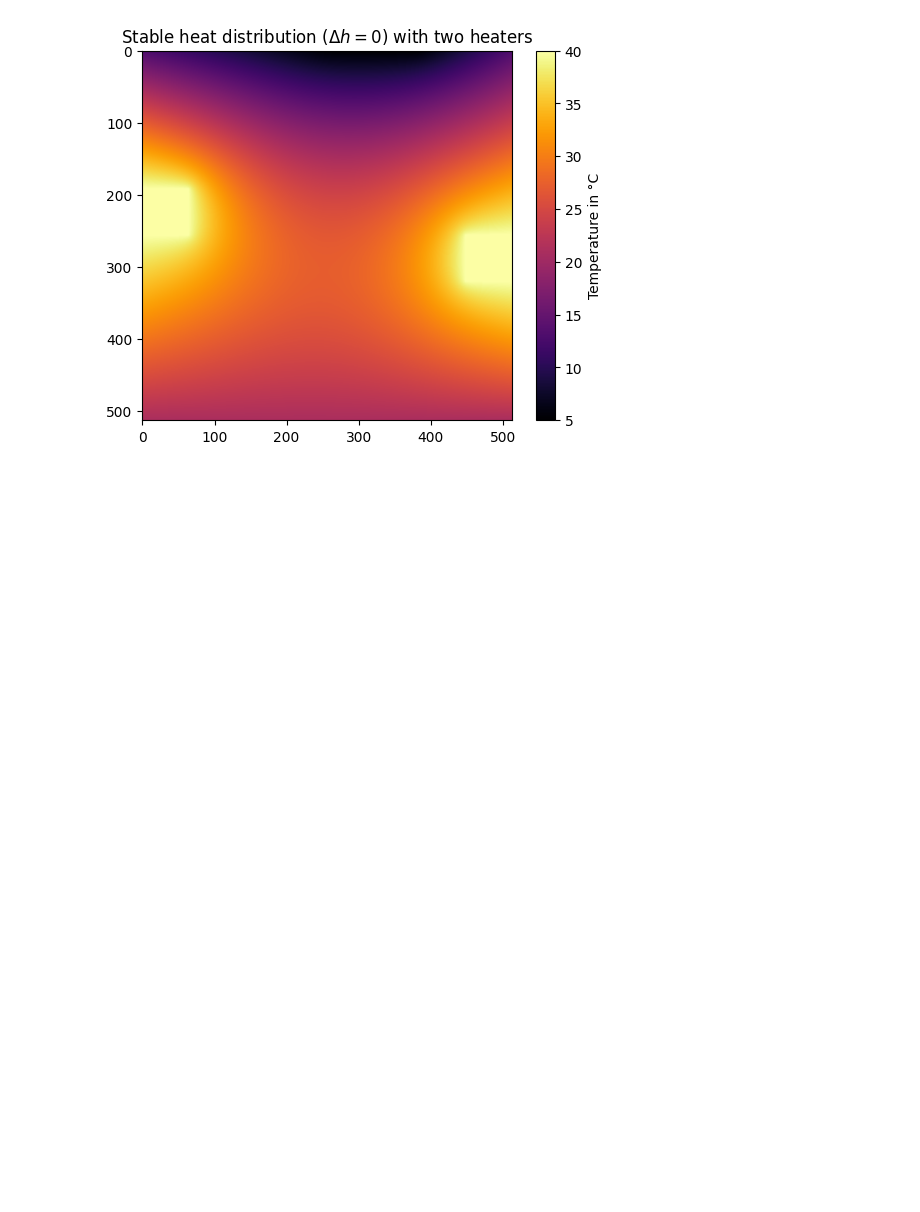
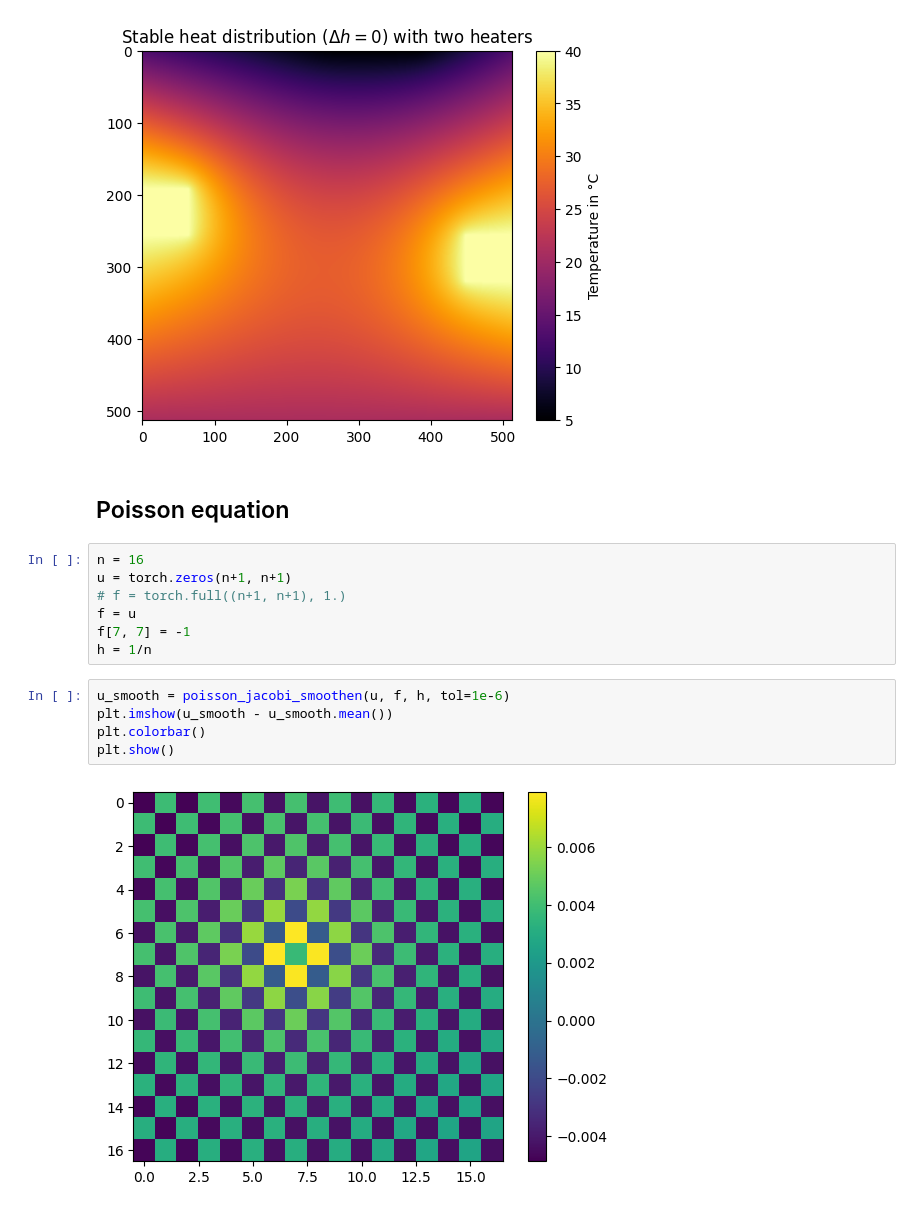
Before and after one commit to robert-wbe/Multigrid-seminar, a Jupyter notebook: test.ipynb, the cells around one changed output. Saved outputs shown, nothing was run; the diff lists cells and outputs as text; blank space fills up the shorter version.

Commit message:
add Poisson examples

```diff
--- a/test.ipynb
+++ b/test.ipynb
@@ -205,3 +206,19 @@ plt.show()
 # %% [output]
 Runtime: 0.08504s
 [figure]
+# %% [markdown]
+## Poisson equation
+# %%
+n = 16
+u = torch.zeros(n+1, n+1)
+# f = torch.full((n+1, n+1), 1.)
+f = u
+f[7, 7] = -1
+h = 1/n
+# %%
+u_smooth = poisson_jacobi_smoothen(u, f, h, tol=1e-6)
+plt.imshow(u_smooth - u_smooth.mean())
+plt.colorbar()
+plt.show()
+# %% [output]
+[figure, added]
```
Also changed, not shown: parts of 31 cells of this notebook.
